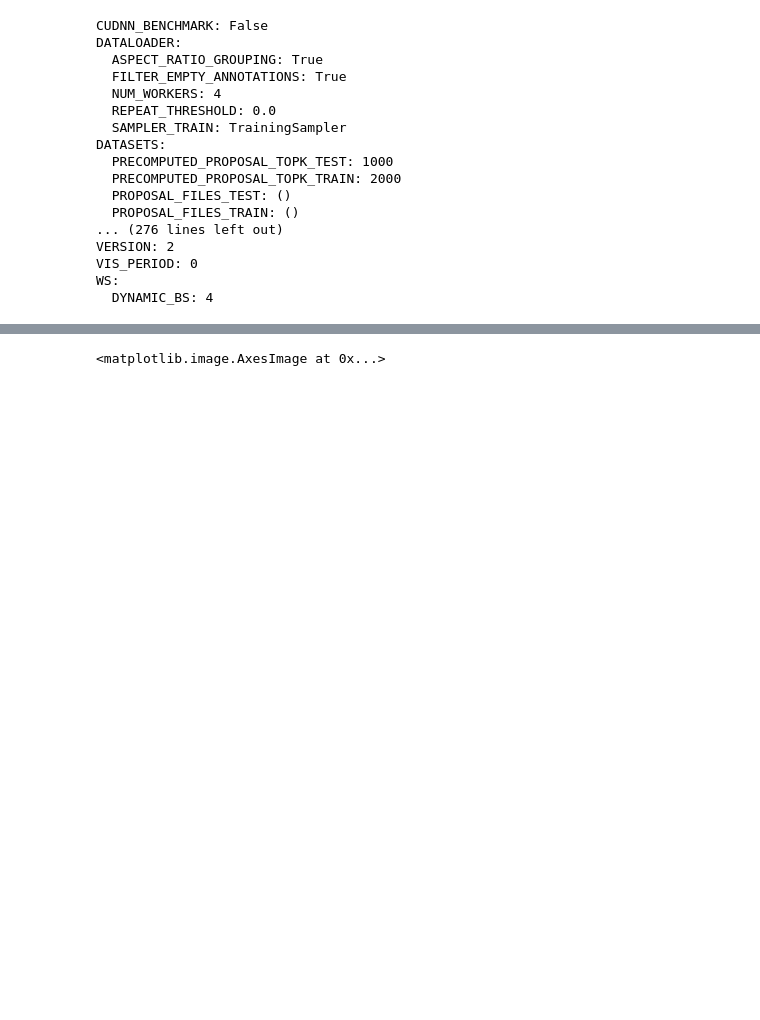
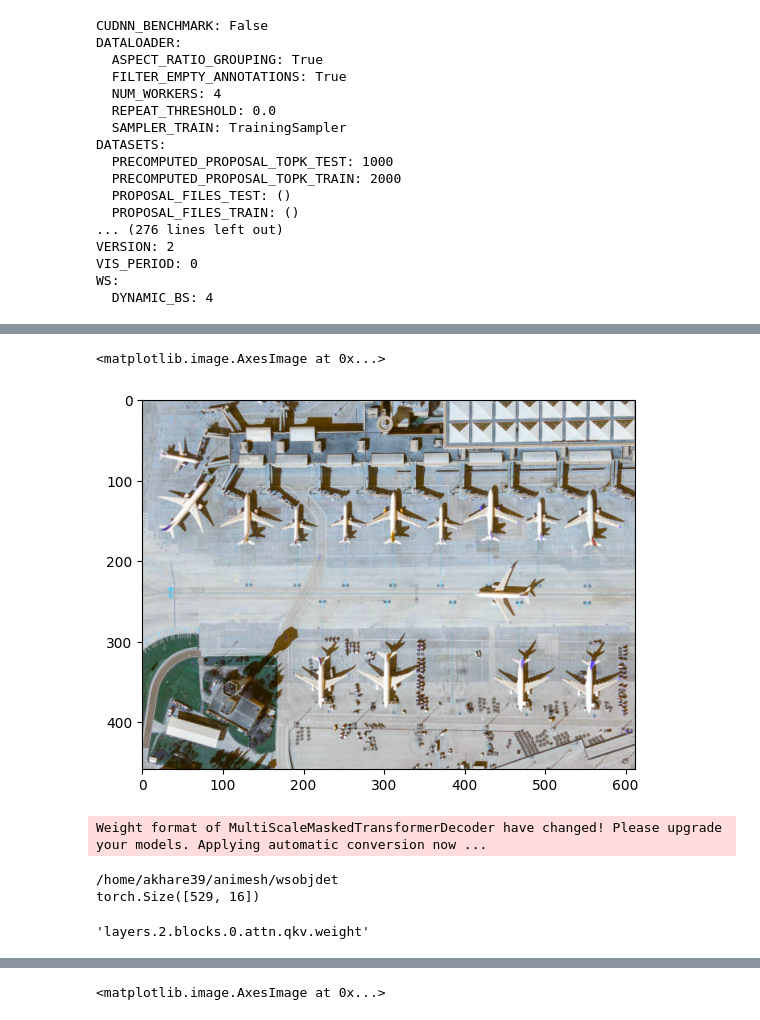
Before and after one commit to markoscode/SuperObjDet, a Jupyter notebook: Test.ipynb, the cells around one changed output, grey strips where cells are left out. Cells and saved outputs as stored; diff of their text form; code cells hidden in the pictures; blank space fills up the shorter version.

```diff
--- a/Test.ipynb
+++ b/Test.ipynb
@@ -290,0 +293,34 @@ print(cfg.MODEL.WEIGHTS)
+# %%
+import cv2
+im = cv2.imread("./planetopview2.png")
+import matplotlib.pyplot as plt
+import matplotlib.image as mpimg
+# %%
+plt.imshow(im)
+# %% [output]
+<matplotlib.image.AxesImage at 0x...>
+[figure, added]
+# %%
+from detectron2.engine import DefaultPredictor
+predictor = DefaultPredictor(cfg)
+#predictor.model.backbone.set_max_net()
+
+#predictor.model.backbone.set_active_subnet([1,1,1,1])
+outputs = predictor(im)
+# %% [output]
+Weight format of MultiScaleMaskedTransformerDecoder have changed! Please upgrade your models. Applying automatic conversion now ...
+# %%
+!pwd
+#print(predictor.model.backbone.layers)
+all_keys = predictor.model.backbone.state_dict().keys()
+#print(all_keys)
+#print("layers.0.blocks.0.attn.relative_position_bias_table" in all_keys)
+#print(predictor.model.backbone.layers[2].downsample)
+#print(type(predictor.model.backbone.state_dict()))
+print(predictor.model.backbone.layers[2].blocks[0].attn.relative_position_bias_table.shape)
+'layers.2.blocks.0.attn.qkv.weight'
+#print(predictor.model.backbone.layers[2].blocks.state_dict().keys())
+# %% [output]
+/home/akhare39/animesh/wsobjdet
+torch.Size([529, 16])
+'layers.2.blocks.0.attn.qkv.weight'
```
Also changed, not shown: parts of 22 cells of this notebook, 7 other files.
